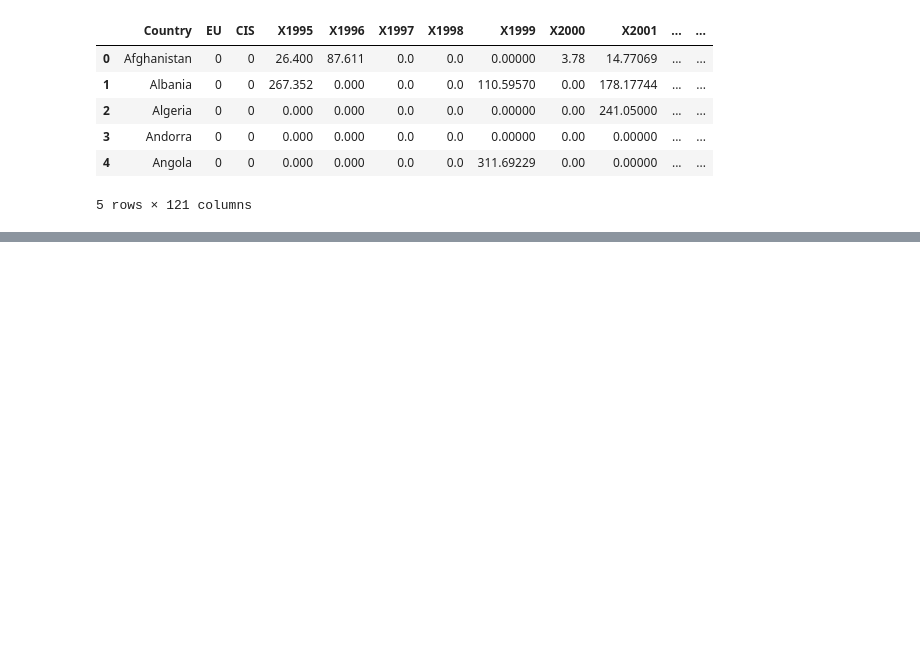
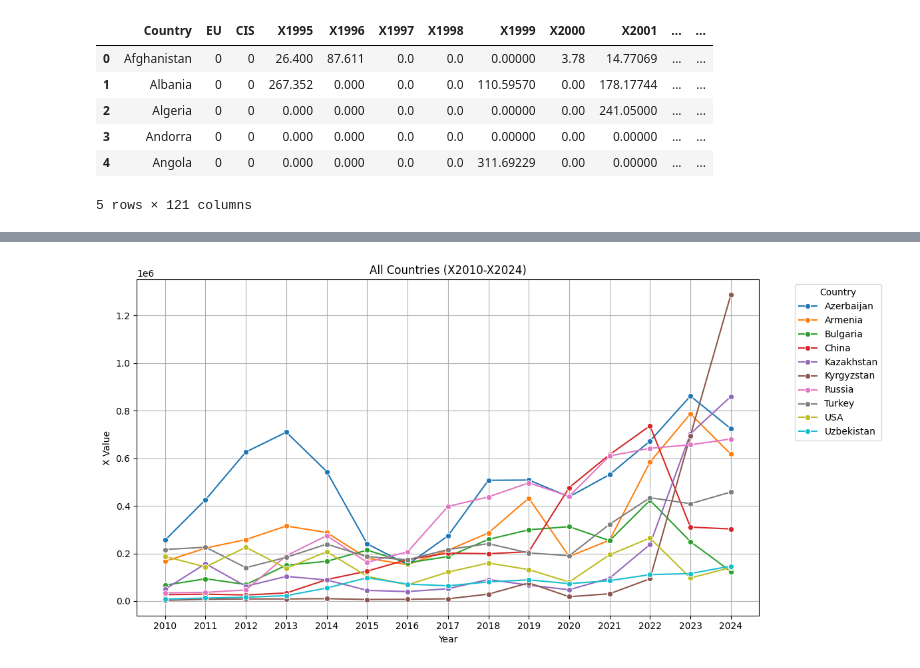
Before and after one commit to GuramL/International-Trade, a Jupyter notebook: Code.ipynb, the cells around one changed output, grey strips where cells are left out. Saved outputs shown, nothing was run; the diff lists cells and outputs as text; code cells hidden in the pictures; blank space fills up the shorter version.

```diff
--- a/Code.ipynb
+++ b/Code.ipynb
@@ -55,3 +55,27 @@ df['SHX2024'] = df['X2024'] / df['X2024'].sum() * 100
 
 # Calculate the share of each country in I2024 and call is SH2024
 df['SHI2024'] = df['I2024'] / df['I2024'].sum() * 100
+# %%
+#Leave only the countries with SHX2024 > 0.5% or SHI2024 > 0.5
+
+df = df[(df['SHX2024'] > 0.5) | (df['SHI2024'] > 0.5)]
+#Count the number of rows
+print(f"Number of countries with SHX2024 > 0.5% and SHI2024 > 0.5%: {len(df)}")
+
+#list these countries
+print("Countries with SHX2024 > 0.5% and SHI2024 > 0.5%:")
+print(df['Country'].tolist())
+
+
+#How many EU countries are there? how many CIS?
+
+EU_countries = ['Austria', 'Belgium', 'Bulgaria', 'Croatia', 'Cyprus', 'Czech Republic', 'Denmark', 'Estonia', 'Finland', 'France', 'Germany', 'Greece', 'Hungary', 'Ireland', 'Italy', 'Latvia', 'Lithuania', 'Luxembourg', 'Malta', 'Netherlands', 'Poland', 'Portugal', 'Romania', 'Slovakia', 'Slovenia', 'Spain', 'Sweden']
+CIS_countries = ['Armenia', 'Azerbaijan', 'Belarus', 'Kazakhstan', 'Kyrgyzstan', 'Moldova', 'Russia', 'Tajikistan', 'Turkmenistan', 'Uzbekistan','Ukraine']
+#Count the number of EU countries
+EU_count = df[df['Country'].isin(EU_countries)].shape[0]
+
+#Count the number of CIS countries
+CIS_count = df[df['Country'].isin(CIS_countries)].shape[0]
+print(f"Number of EU countries: {EU_count}")
+
+print(f"Number of CIS countries: {CIS_count}")
@@ -57,0 +123,15 @@ df['SHI2024'] = df['I2024'] / df['I2024'].sum() * 100
+# %%
+# Create a line plot for all countries
+plt.figure(figsize=(12, 6))
+sns.lineplot(data=top_10_melted, x='Year', y='Value', hue='Country', marker='o', palette='tab10')
+plt.title('All Countries (X2010-X2024)')
+plt.xlabel('Year')
+plt.ylabel('X Value')
+plt.xticks(np.arange(2010, 2025, 1))
+plt.grid()
+plt.legend(title='Country', bbox_to_anchor=(1.05, 1), loc='upper left')
+plt.tight_layout()
+plt.savefig('all_countries_X.png')
+plt.show()
+# %% [output]
+[figure, added]
```
Also changed, not shown: parts of 3 cells of this notebook, 2 other files.
